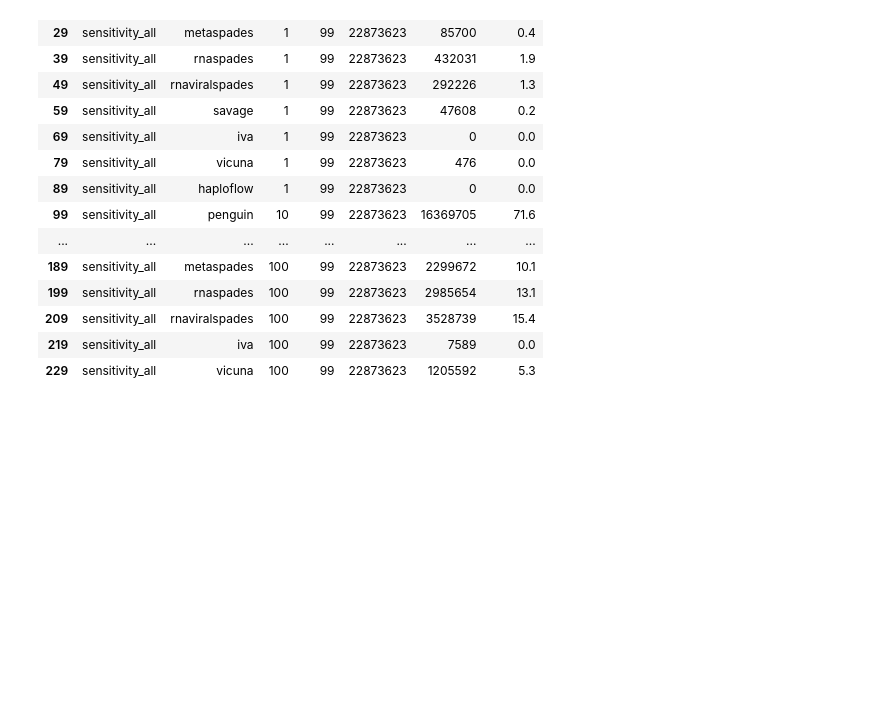
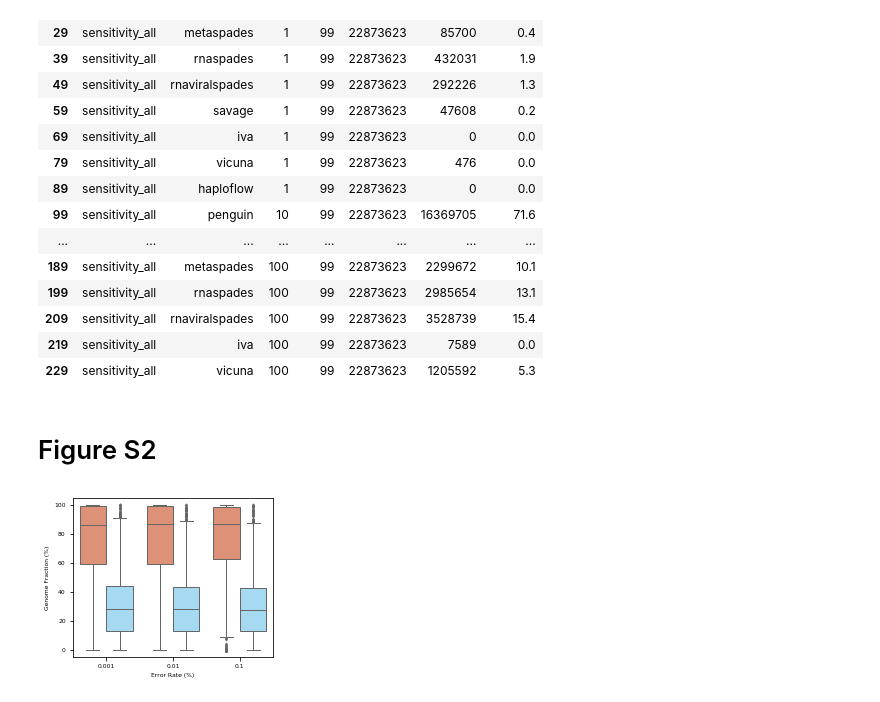
Before and after one commit to AnnSeidel/penguin-analysis, a Jupyter notebook: notebooks/HIV-mixtures.ipynb, the cells around one changed output. Cells and saved outputs as stored; diff of their text form; code cells hidden in the pictures; blank space fills up the shorter version.

Commit message:
added performance vs error rate analysis

```diff
--- a/notebooks/HIV-mixtures.ipynb
+++ b/notebooks/HIV-mixtures.ipynb
@@ -306,3 +308,27 @@ df_sensitivity_all[df_sensitivity_all["seqid"]==99]
 | 209 | sensitivity_all | rnaviralspades | 100 | 99 | 22873623 | 3528739 | 15.4 |
 | 219 | sensitivity_all | iva | 100 | 99 | 22873623 | 7589 | 0.0 |
 | 229 | sensitivity_all | vicuna | 100 | 99 | 22873623 | 1205592 | 5.3 |
+# %% [markdown]
+# Figure S2
+# %%
+metaquastEvalDirReadsWithErrors="../results/HIV-mixtures/compare_with_err_rate/metaquast_unique/"
+# %%
+toolsToPlot=["penguin", "rnaspades"]
+figureSize=(8.5/2.54,6.8/2.54)
+
+df_err_gf = pd.read_csv(metaquastEvalDirReadsWithErrors+"metaquast.genomeFraction.tsv", sep="\t", index_col=False, na_values="-");
+df_err_gf = df_err_gf.fillna(0);
+df_err_gf["err_rate"]=df_err_gf["err_rate"]*100
+df_err_gf_melt=pd.melt(df_err_gf, id_vars=["Assemblies","err_rate"], value_vars=toolsToPlot, var_name="tool", value_name="fraction")
+df_err_gf_melt=df_err_gf_melt.replace(label_dic)
+
+sns.boxplot(data=df_err_gf_melt, x="err_rate", y="fraction", hue="tool", palette=color2Label, fliersize=2, linewidth=1)
+
+plt.legend().remove()
+plt.xlabel("Error Rate (%)")
+plt.ylabel("Genome Fraction (%)")
+plt.gcf().set_size_inches(figureSize)
+plt.tight_layout()
+plt.savefig(outDir+"Fig_S2_A.png", dpi=DPI, transparent=True)
+# %% [output]
+[figure, added]
```
Also changed, not shown: parts of 2 cells of this notebook, 4 other files.
